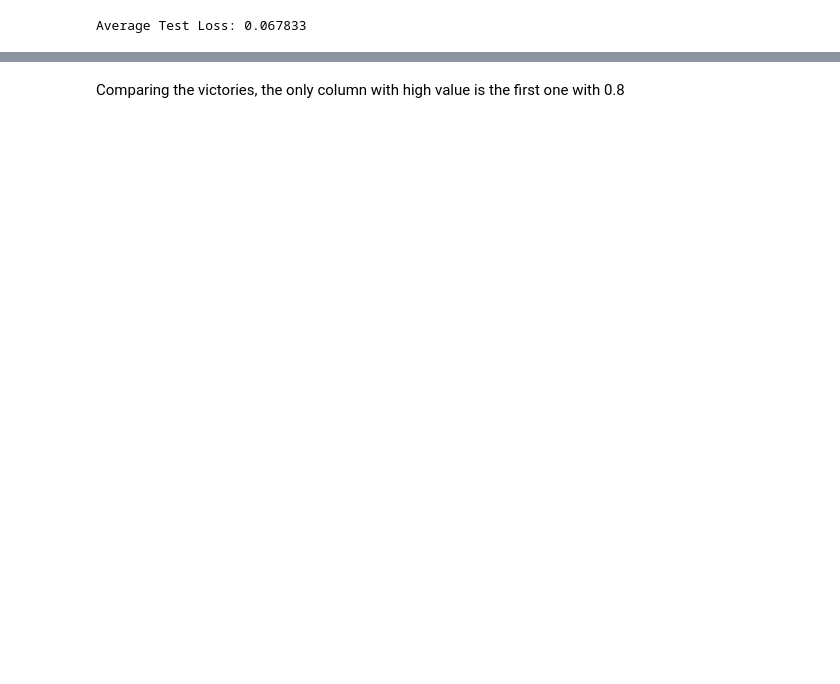
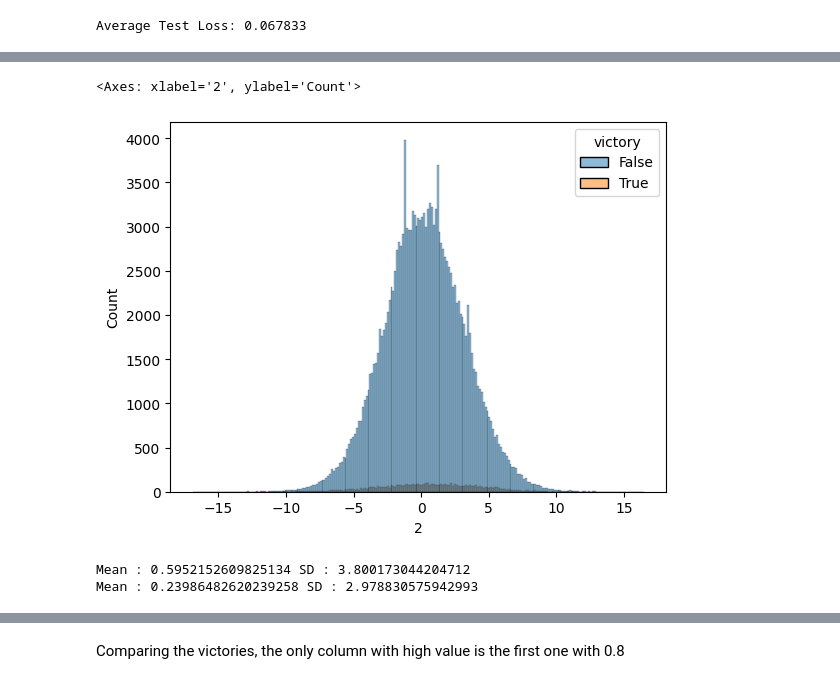
Before and after one commit to snikenbusper/slay-the-spire-defect-card-drafting, a Jupyter notebook: Analysis.ipynb, the cells around one changed output, grey strips where cells are left out. Drawn from its saved outputs; the diff is of its cells as text; code cells hidden in the pictures; blank space fills up the shorter version.

```diff
--- a/Analysis.ipynb
+++ b/Analysis.ipynb
@@ -743,0 +755,11 @@ Most the actual pearson correlation are also close to 0, with only 3 columns bei
+# %%
+sns.histplot(auto_encoded_df, x = 2, hue = "victory")
+# %% [output]
+<Axes: xlabel='2', ylabel='Count'>
+[figure, added]
+# %%
+print(f"Mean : {auto_encoded_df.query('victory == True')[2].mean()} SD : {auto_encoded_df.query('victory == True')[2].std()}" )
+print(f"Mean : {auto_encoded_df.query('victory == False')[2].mean()} SD : {auto_encoded_df.query('victory == False')[2].std()}")
+# %% [output]
+Mean : 0.5952152609825134 SD : 3.800173044204712
+Mean : 0.23986482620239258 SD : 2.978830575942993
```
Also changed, not shown: parts of 11 cells of this notebook.
